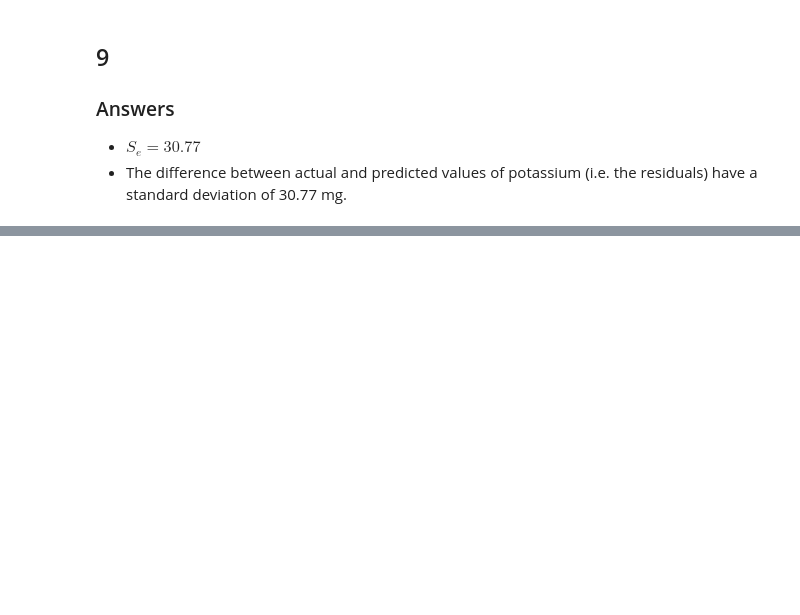
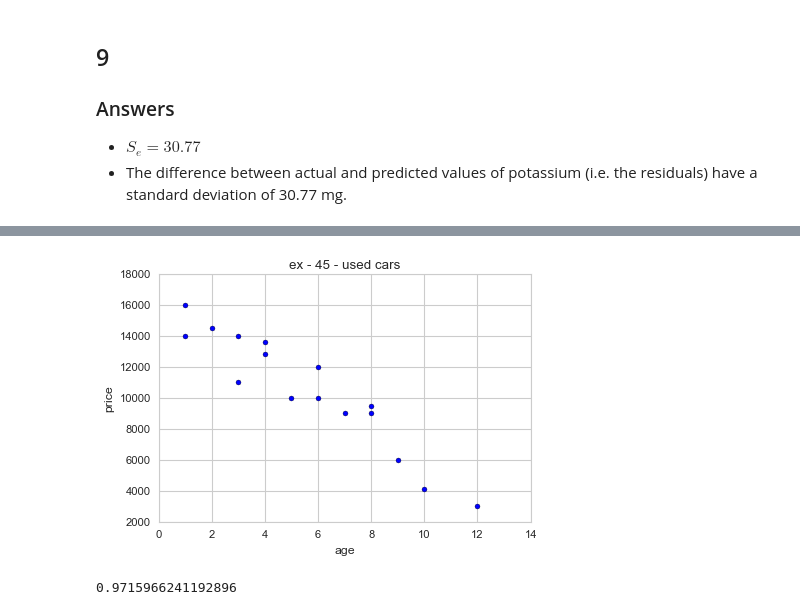
Before and after one commit to rickhaffey/stats-dvb, a Jupyter notebook: exercises/Chapter 8 - Exercises.ipynb, the cells around one changed output, grey strips where cells are left out. Saved outputs shown, nothing was run; the diff lists cells and outputs as text; code cells hidden in the pictures; blank space fills up the shorter version.

```diff
--- a/exercises/Chapter 8 - Exercises.ipynb
+++ b/exercises/Chapter 8 - Exercises.ipynb
@@ -107,0 +372,3 @@ math.pow(0.903, 2)
+# %%
+cars = pd.read_table("../data/used_cars.txt", names=["price", "age"], skiprows=1)
+cars
@@ -107,0 +393,13 @@ math.pow(0.903, 2)
+# %%
+plt.scatter(cars.age, cars.price)
+plt.xlabel("age")
+plt.ylabel("price")
+plt.title("ex - 45 - used cars");
+# %% [output]
+[figure, added]
+# %%
+rSquared = 94.4
+import math
+math.sqrt(rSquared / 100)
+# %% [output]
+0.9715966241192896
```
Also changed, not shown: parts of 77 cells of this notebook.
